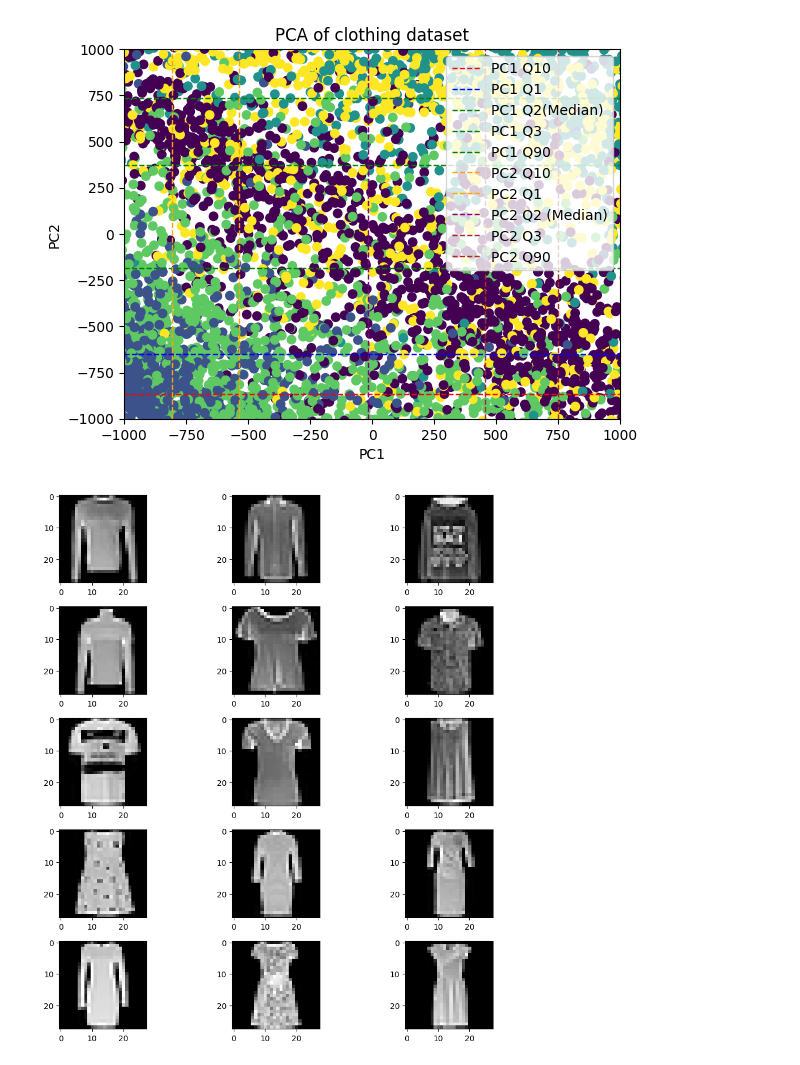
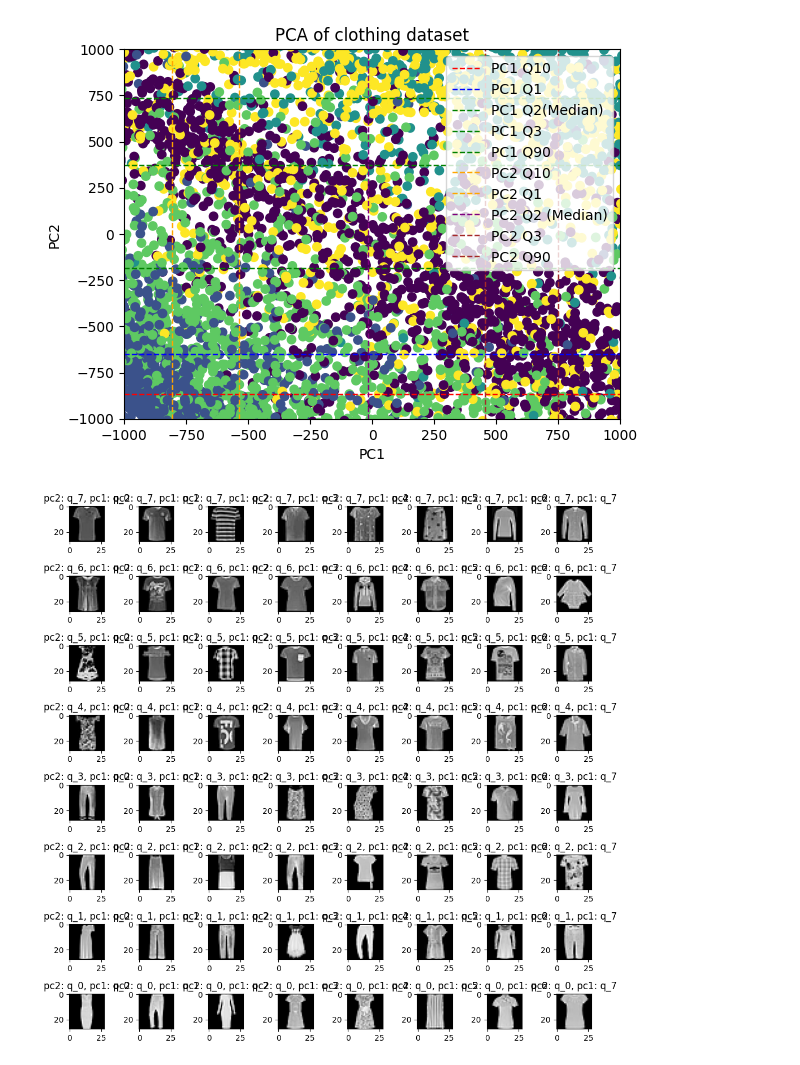
Before and after one commit to julielhagen/Clothing_classification-, a Jupyter notebook: sklearn_ida.ipynb, the cells around one changed output. Saved outputs shown, nothing was run; the diff lists cells and outputs as text; code cells hidden in the pictures.

```diff
--- a/sklearn_ida.ipynb
+++ b/sklearn_ida.ipynb
@@ -57,33 +57,33 @@ plt.show()
 # %%
 def find_img(pca_X, X, quantiles_pc1, quantiles_pc2):
     #num_images = len(target_coordinates)
     num_cols = len(quantiles_pc1) #3  # Adjust the number of columns in the grid as needed
     num_rows = len(quantiles_pc2) #-(-num_images // num_cols)  # Ceiling division to determine the number of rows
 
     # Create a grid of subplots
     fig, axes = plt.subplots(nrows=num_rows, ncols=num_cols, figsize=(10, 10))
 
     for i, q2 in enumerate(quantiles_pc2):
         for j, q1 in enumerate(quantiles_pc1):
             # Calculate Euclidean distances
             distances = np.linalg.norm(pca_X - [q1, q2], axis=1)
 
             # Find the index of the point with the smallest distance
             closest_point_index = np.argmin(distances)
 
             # Assuming X_train is your original dataset
             closest_image = X[closest_point_index].reshape(28, 28)
 
             # Display the image in the subplot
-            axes[num_rows-(i+1), num_cols-(j+1)].imshow(closest_image, cmap='gray')
-            #axes[i,j].set_title(f'Closest Image to {target_coord}')
+            axes[num_rows-(i+1), j].imshow(closest_image, cmap='gray')
+            axes[num_rows-(i+1), j].set_title(f'pc2: q_{i}, pc1: q_{j}')
 
     plt.tight_layout()
     plt.show()
 
-quantiles_pc1 = mquantiles(pca_transformed_X_train[(pca_transformed_X_train[:, 0] >= xlim[0]) & (pca_transformed_X_train[:, 0] <= xlim[1]), 0], prob=[0.25, 0.5, 0.75])
-quantiles_pc2 = mquantiles(pca_transformed_X_train[(pca_transformed_X_train[:, 1] >= ylim[0]) & (pca_transformed_X_train[:, 1] <= ylim[1]), 1], prob=[0.10, 0.25, 0.5, 0.75, 0.90])
+quantiles_pc1 = mquantiles(pca_transformed_X_train[(pca_transformed_X_train[:, 0] >= xlim[0]) & (pca_transformed_X_train[:, 0] <= xlim[1]), 0], prob=[0.1, 0.2, 0.3, 0.4, 0.5, 0.6, 0.7, 0.8])
+quantiles_pc2 = mquantiles(pca_transformed_X_train[(pca_transformed_X_train[:, 1] >= ylim[0]) & (pca_transformed_X_train[:, 1] <= ylim[1]), 1], prob=[0.1, 0.2, 0.3, 0.4, 0.5, 0.6, 0.7, 0.8])
 
 find_img(pca_transformed_X_train, X_train, quantiles_pc1, quantiles_pc2)
 # %% [output]
-[figure, old version]
+[figure, new version]
```
